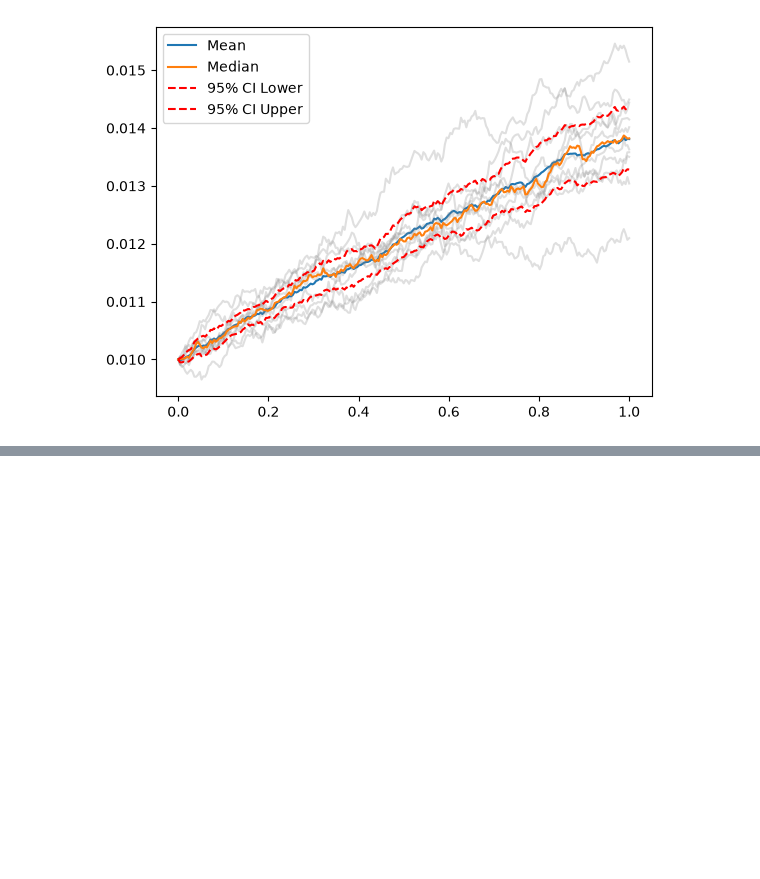
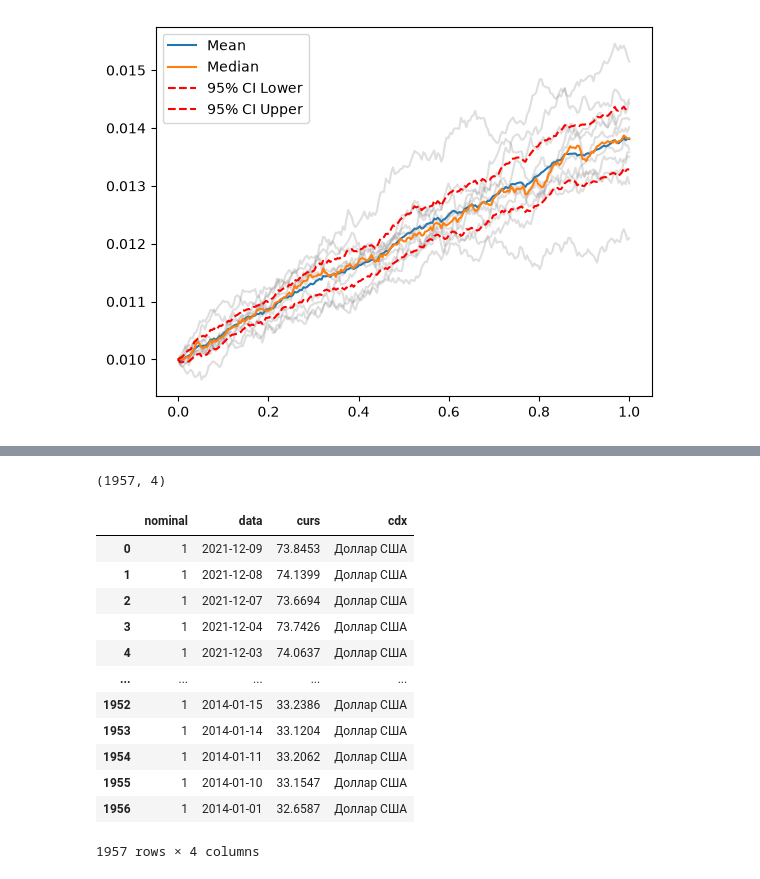
Before and after one commit to akinshinn/fx_pricing, a Jupyter notebook: main.ipynb, the cells around one changed output, grey strips where cells are left out. Saved outputs shown, nothing was run; the diff lists cells and outputs as text; code cells hidden in the pictures; blank space fills up the shorter version.

```diff
--- a/main.ipynb
+++ b/main.ipynb
@@ -48,0 +63,20 @@ plt.legend()
+# %%
+history.shape
+# %% [output]
+(1957, 4)
+# %%
+history
+# %% [output]
+|  | nominal | data | curs | cdx |
+| 0 | 1 | 2021-12-09 | 73.8453 | Доллар США |
+| 1 | 1 | 2021-12-08 | 74.1399 | Доллар США |
+| 2 | 1 | 2021-12-07 | 73.6694 | Доллар США |
+| 3 | 1 | 2021-12-04 | 73.7426 | Доллар США |
+| 4 | 1 | 2021-12-03 | 74.0637 | Доллар США |
+| ... | ... | ... | ... | ... |
+| 1952 | 1 | 2014-01-15 | 33.2386 | Доллар США |
+| 1953 | 1 | 2014-01-14 | 33.1204 | Доллар США |
+| 1954 | 1 | 2014-01-11 | 33.2062 | Доллар США |
+| 1955 | 1 | 2014-01-10 | 33.1547 | Доллар США |
+| 1956 | 1 | 2014-01-01 | 32.6587 | Доллар США |
+1957 rows × 4 columns
```
Also changed, not shown: parts of 6 cells of this notebook, 5 other files.
